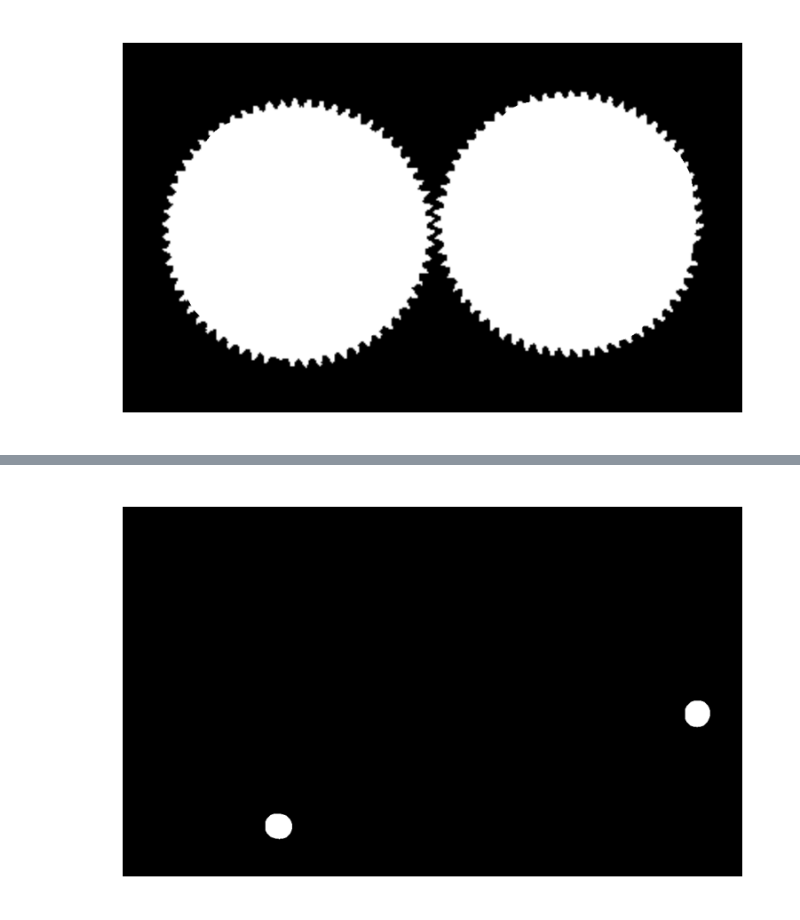
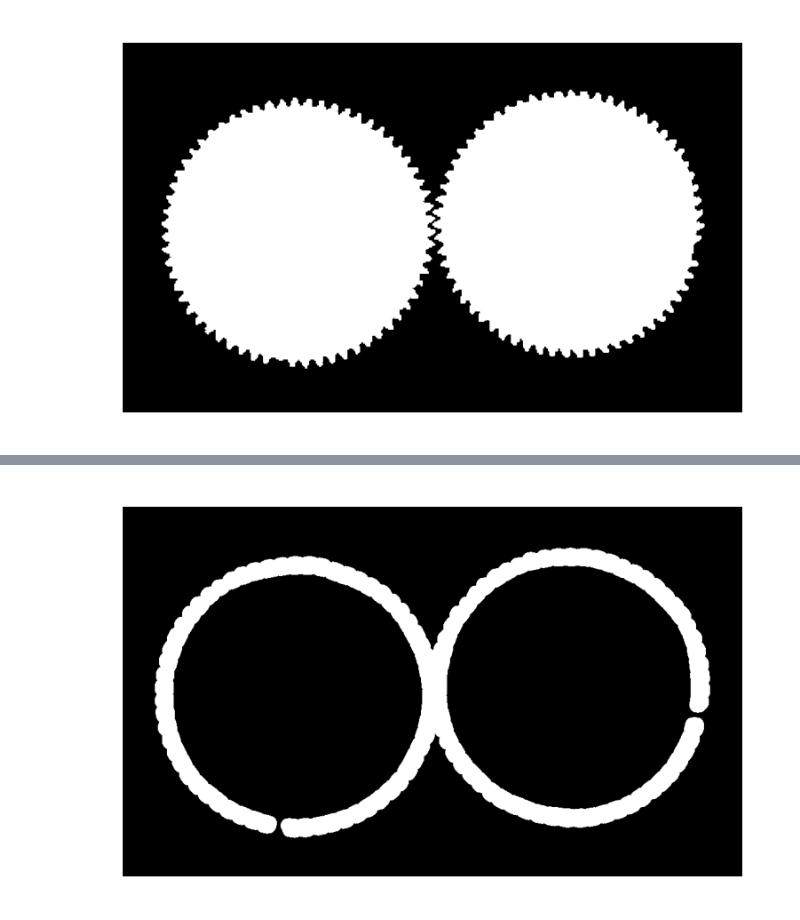
Before and after one commit to mor1ins/cvision_labs, a Jupyter notebook: cvision_kuliev_lab4.ipynb, the cells around one changed output, grey strips where cells are left out. Saved outputs shown, nothing was run; the diff lists cells and outputs as text; code cells hidden in the pictures.

```diff
--- a/cvision_kuliev_lab4.ipynb
+++ b/cvision_kuliev_lab4.ipynb
@@ -100,5 +117,0 @@ plot_image(res)
-# %%
-size = 27
-kernel = cv2.getStructuringElement(cv2.MORPH_ELLIPSE, (size, size))
-step5 = dilate(step4, kernel)
-plot_image(step5)
@@ -107,11 +118,5 @@ plot_image(step5)
-# %%
-size = 15
-kernel = cv2.getStructuringElement(cv2.MORPH_ELLIPSE, (size, size))
-step6 = cv2.subtract(erode(res, kernel), step5)
-step6[step6 > 50] = 255
-
-size = 40
-kernel = cv2.getStructuringElement(cv2.MORPH_ELLIPSE, (size, size))
-plot_image(dilate(step6, kernel))
-# %% [output]
-[figure, removed]
+# %%
+step6 = dilate(step5, ellipse((25, 25)))
+plot_image(step6)
+# %% [output]
+[figure, added]
```
Also changed, not shown: parts of 12 cells of this notebook.
